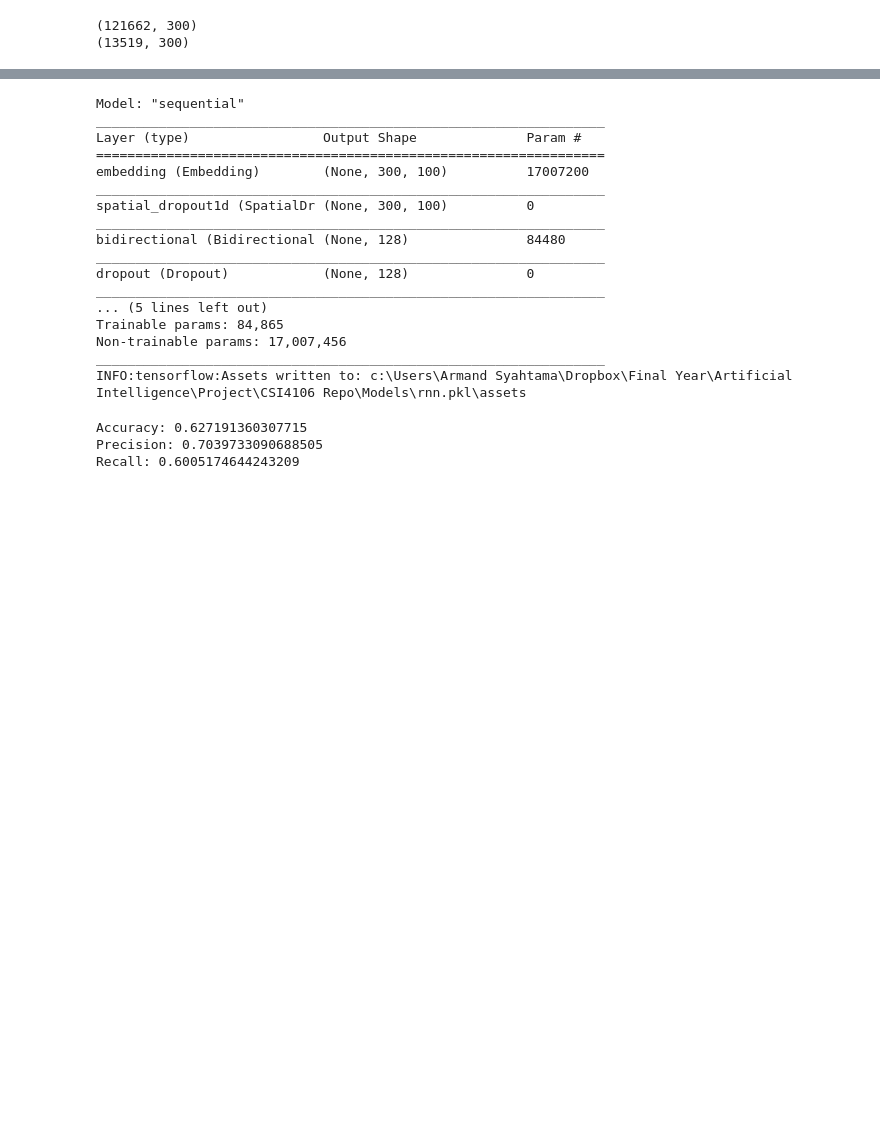
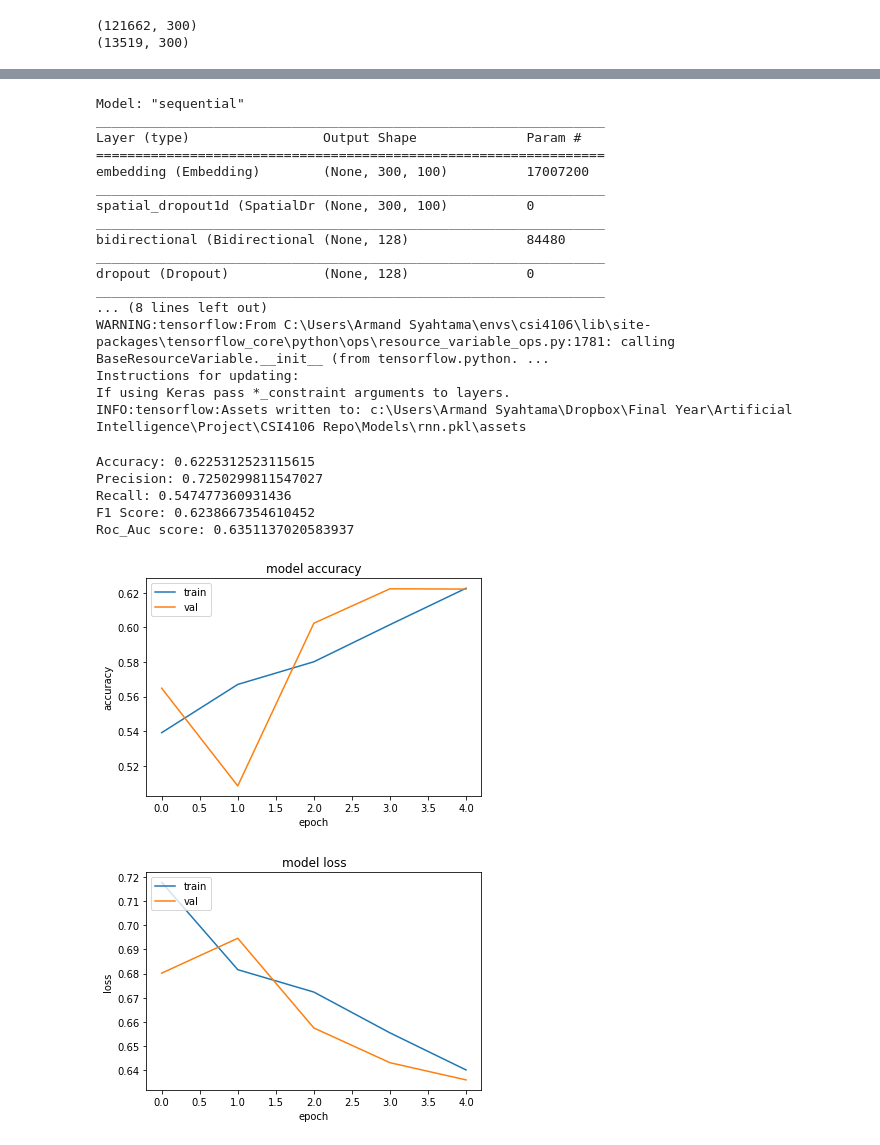
Before and after one commit to ArmandSyah/csi4106-repo, a Jupyter notebook: Notebooks/rnn.ipynb, the cells around one changed output, grey strips where cells are left out. Drawn from its saved outputs; the diff is of its cells as text; code cells hidden in the pictures; blank space fills up the shorter version.

```diff
--- a/Notebooks/rnn.ipynb
+++ b/Notebooks/rnn.ipynb
@@ -105,7 +105,7 @@ model.add(Dropout(0.2))
 model.add(BatchNormalization())
 model.add(Dense(1, activation='sigmoid'))
 model.compile(loss='binary_crossentropy',
-              optimizer=Adam(lr=0.001, clipnorm=.25, beta_1=0.7, beta_2=0.99),
+              optimizer=Adam(),
               metrics=['acc'])
 # %%
 nd_y_train = np.asarray(y_train)
@@ -142,13 +142,13 @@ bidirectional (Bidirectional (None, 128)               84480
 _________________________________________________________________
 dropout (Dropout)            (None, 128)               0
 _________________________________________________________________
-... (5 lines left out)
-Trainable params: 84,865
-Non-trainable params: 17,007,456
-_________________________________________________________________
+... (8 lines left out)
+WARNING:tensorflow:From C:\Users\Armand Syahtama\envs\csi4106\lib\site-packages\tensorflow_core\python\ops\resource_variable_ops.py:1781: calling BaseResourceVariable.__init__ (from tensorflow.python. ...
+Instructions for updating:
+If using Keras pass *_constraint arguments to layers.
 INFO:tensorflow:Assets written to: c:\Users\Armand Syahtama\Dropbox\Final Year\Artificial Intelligence\Project\CSI4106 Repo\Models\rnn.pkl\assets
 # %%
-from sklearn.metrics import precision_score, recall_score, accuracy_score, f1_score
+from sklearn.metrics import precision_score, recall_score, accuracy_score, f1_score, roc_auc_score
 
 # predict probabilities for test set
 y_probs = model.predict(X_test, verbose=0)
@@ -169,7 +169,37 @@ print(f'Precision: {precision}')
 # recall: tp / (tp + fn)
 recall = recall_score(y_test, y_classes)
 print(f'Recall: {recall}')
+# f1_score: 2 * (prec * recall) / (prec + recall)
+f1_s = f1_score(y_test, y_classes)
+print(f'F1 Score: {f1_s}')
+# roc_auc
+roc_auc = roc_auc_score(y_test, y_classes)
+print(f'Roc_Auc score: {roc_auc}')
 # %% [output]
-Accuracy: 0.627191360307715
-Precision: 0.7039733090688505
-Recall: 0.6005174644243209
+Accuracy: 0.6225312523115615
+Precision: 0.7250299811547027
+Recall: 0.547477360931436
+F1 Score: 0.6238667354610452
+Roc_Auc score: 0.6351137020583937
+# %%
+import matplotlib.pyplot as matplt
+
+# Show the history for accuracy
+matplt.plot(hist.history['acc'])
+matplt.plot(hist.history['val_acc'])
+matplt.title('model accuracy')
+matplt.ylabel('accuracy')
+matplt.xlabel('epoch')
+matplt.legend(['train', 'val'], loc='upper left')
+matplt.show()
+# Show the history for loss
+matplt.plot(hist.history['loss'])
+matplt.plot(hist.history['val_loss'])
+matplt.title('model loss')
+matplt.ylabel('loss')
+matplt.xlabel('epoch')
+matplt.legend(['train', 'val'], loc='upper left')
+matplt.show()
+# %% [output]
+[figure, added]
+[figure, added]
```
Also changed, not shown: parts of 1 cell of this notebook, 3 other files.
